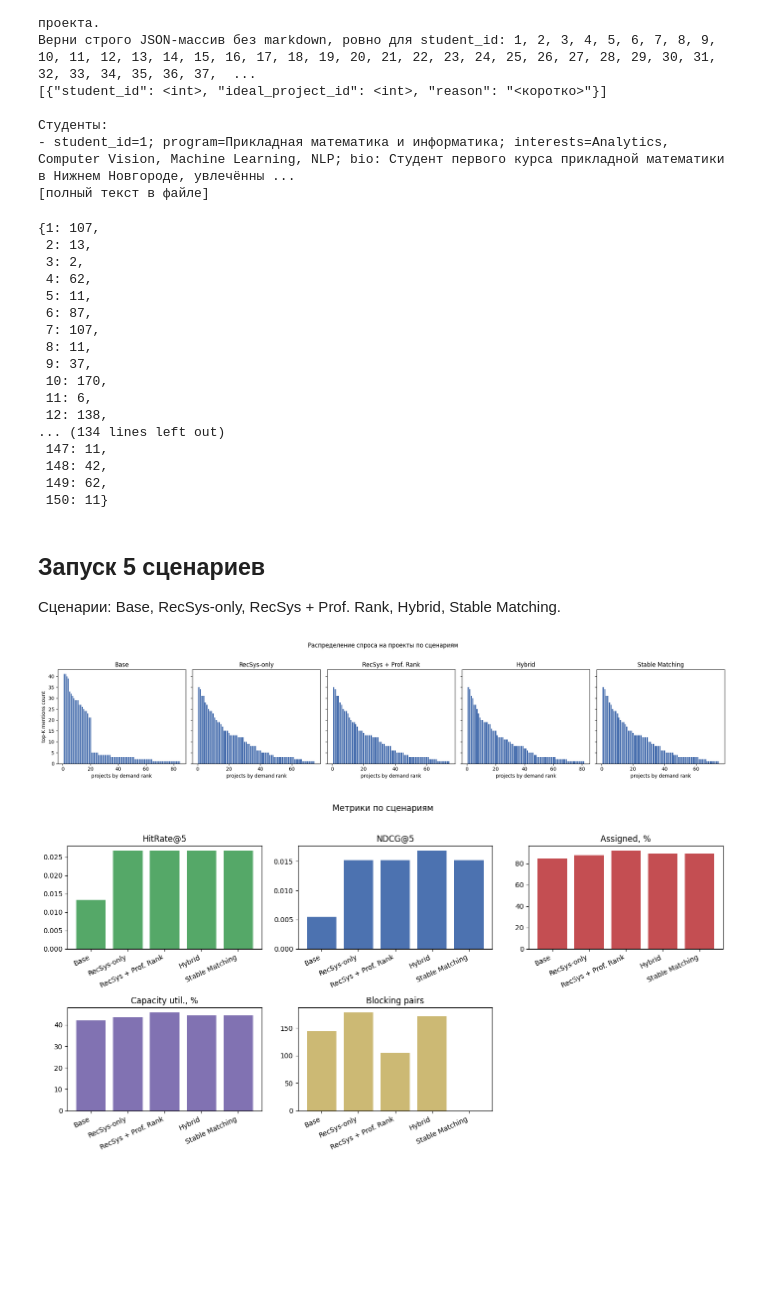
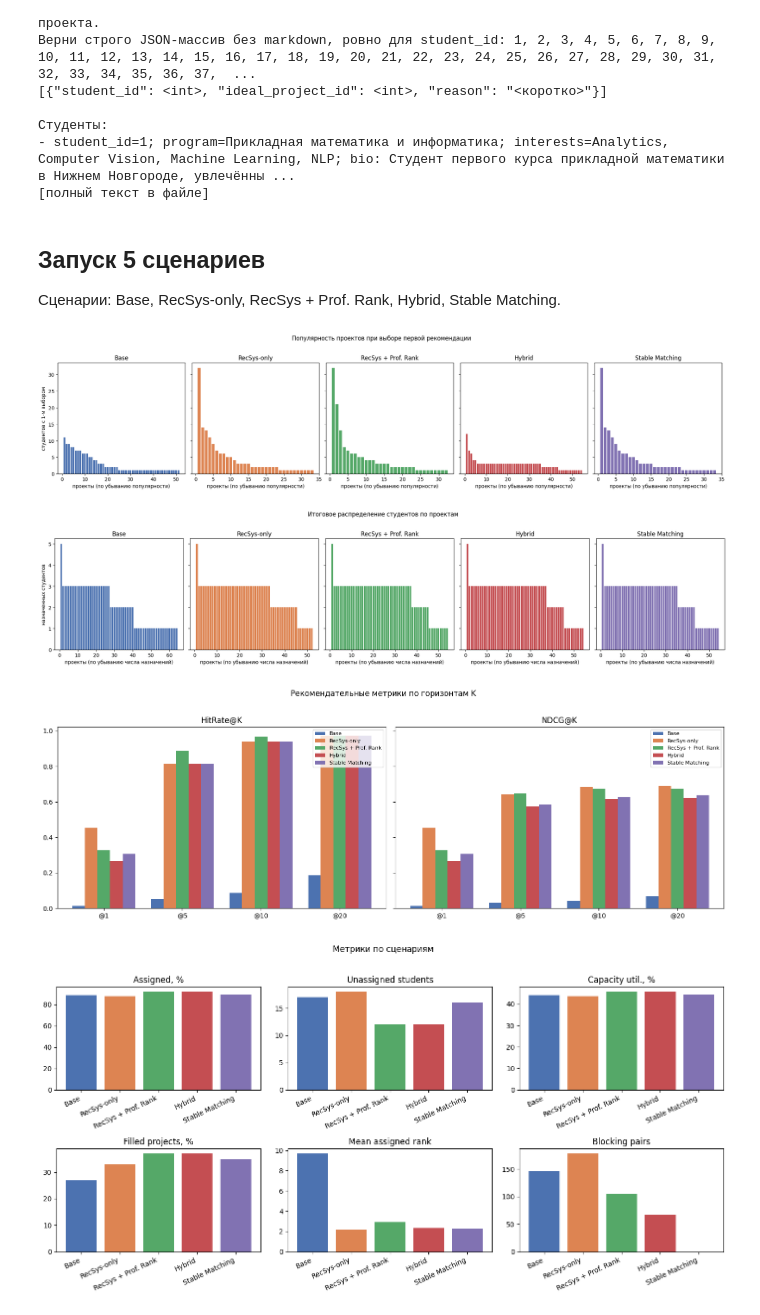
Before and after one commit to aparinov/2025_hse_dsa, a Jupyter notebook: paper_materials/experiments.ipynb, the cells around one changed output. Drawn from its saved outputs; the diff is of its cells as text; code cells hidden in the pictures; blank space fills up the shorter version.

```diff
--- a/paper_materials/experiments.ipynb
+++ b/paper_materials/experiments.ipynb
@@ -31,8 +32,8 @@ from utils import ExperimentConfig, load_django_dataset, parse_ground_truth_json
 # %%
-config = ExperimentConfig(students_limit=150, projects_limit=100, top_k=5, seed=42)
+config = ExperimentConfig(students_limit=150, projects_limit=100, top_k=20, application_k=5, seed=42)
 students, projects = load_django_dataset(config)
 prompt_path = PROJECT_ROOT / 'paper_materials' / 'ground_truth_prompt.txt'
-save_ground_truth_prompt(prompt_path, students, projects, limit=150)
+# save_ground_truth_prompt(prompt_path, students, projects, limit=150)
 print(f'Промпт: {prompt_path} ({prompt_path.stat().st_size} байт)')
 print(prompt_path.read_text(encoding='utf-8')[:1200], '...\n[полный текст в файле]')
 # %% [output]
@@ -45,43 +46,34 @@ print(prompt_path.read_text(encoding='utf-8')[:1200], '...\n[полный тек
 - student_id=1; program=Прикладная математика и информатика; interests=Analytics, Computer Vision, Machine Learning, NLP; bio: Студент первого курса прикладной математики в Нижнем Новгороде, увлечённы ...
 [полный текст в файле]
 # %%
+USE_LLM_GROUND_TRUTH = False
 LLM_GT_RESPONSE = (PROJECT_ROOT / 'paper_materials' / 'ground_truth_result.txt').read_text(encoding='utf-8')
 
-ground_truth = parse_ground_truth_json(LLM_GT_RESPONSE) if LLM_GT_RESPONSE.strip() else None
+# По умолчанию используем контролируемый oracle-GT из utils.py.
+# LLM-ответ оставлен для ручного аудита и может быть включен этой переменной.
+ground_truth = (
+    parse_ground_truth_json(LLM_GT_RESPONSE, students=students)
+    if USE_LLM_GROUND_TRUTH and LLM_GT_RESPONSE.strip()
+    else None
+)
 ground_truth
-# %% [output]
-{1: 107,
- 2: 13,
- 3: 2,
- 4: 62,
- 5: 11,
- 6: 87,
- 7: 107,
- 8: 11,
- 9: 37,
- 10: 170,
- 11: 6,
- 12: 138,
-... (134 lines left out)
- 147: 11,
- 148: 42,
- 149: 62,
- 150: 11}
 # %% [markdown]
 ## Запуск 5 сценариев
 
 Сценарии: Base, RecSys-only, RecSys + Prof. Rank, Hybrid, Stable Matching.
 # %%
 materials_dir = PROJECT_ROOT / 'paper_materials'
-metrics, demand_histograms = save_all_artifacts(
+metrics, histograms = save_all_artifacts(
     materials_dir,
     config=config,
     ground_truth=ground_truth,
     show_plots=True,
 )
 metrics
 # %% [output]
-[figure, old version]
+[figure, new version]
-[figure, old version]
+[figure, new version]
+[figure, added]
+[figure, added]
 [{'scenario_id': 'base',
   'scenario_name': 'Base',
```
Also changed, not shown: parts of 4 cells of this notebook, 14 other files.
